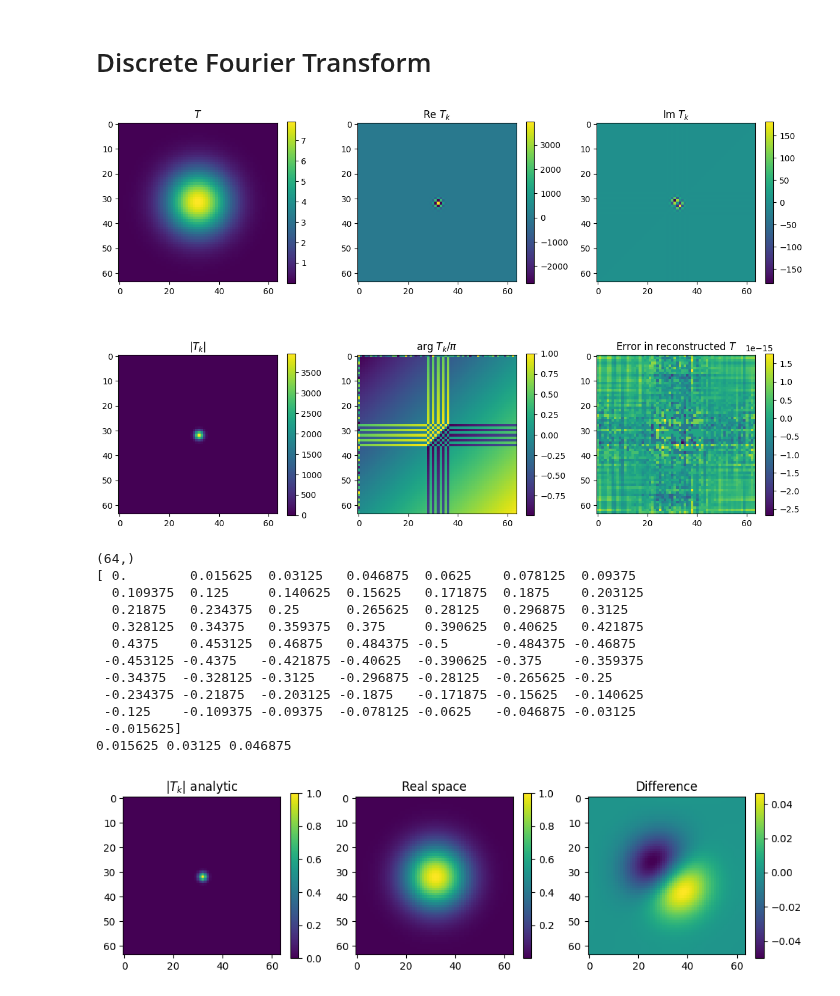
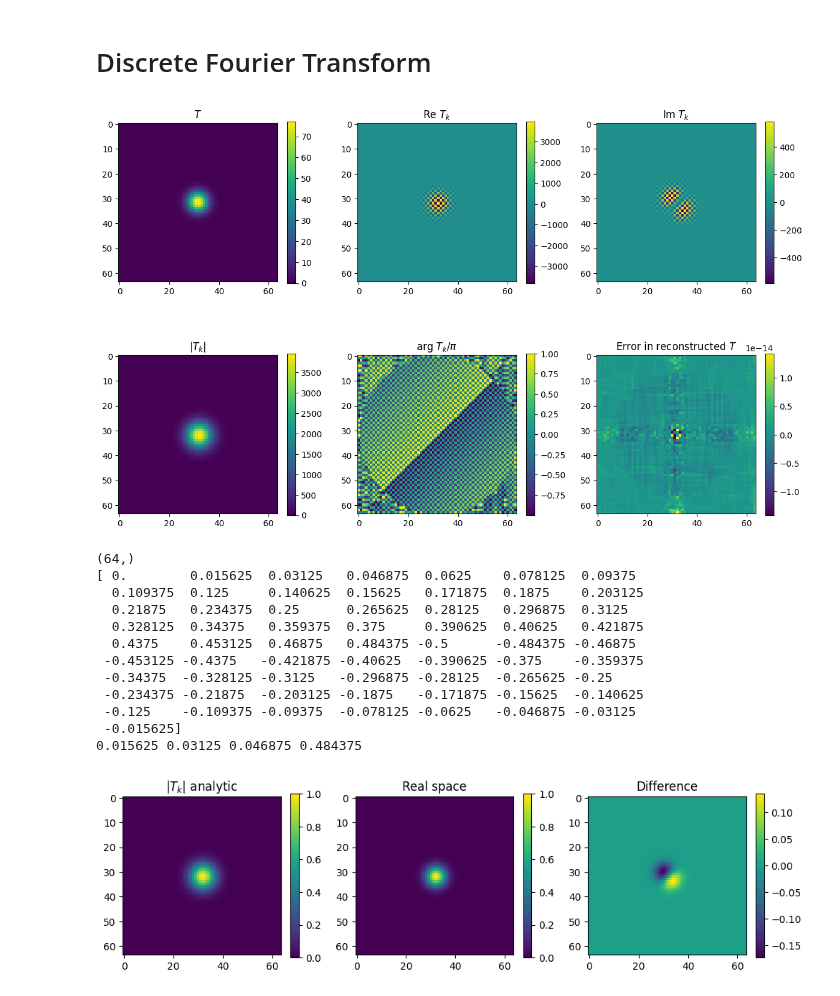
Before and after one commit to andrewcumming/phys512, a Jupyter notebook: fft_solutions.ipynb, the cells around one changed output. Drawn from its saved outputs; the diff is of its cells as text; code cells hidden in the pictures.

```diff
--- a/fft_solutions.ipynb
+++ b/fft_solutions.ipynb
@@ -20,7 +20,7 @@ x = np.linspace(0,1,n)
 dx = x[1]-x[0]
 xx, yy = np.meshgrid(x, x)
 x0 = (0.5,0.5)
-t0 = 0.01 # initial time
+t0 = 0.001 # initial time
 T = gaussian(xx, yy, x0, t0)
 
 # Find the 2D FFT of the temperature field
@@ -65,7 +65,7 @@ plt.colorbar(shrink=shrink)
 plt.tight_layout()
 plt.show()
 # %% [output]
-[figure, old version]
+[figure, new version]
 # %%
 # Have a look at the k vectors
 kx = np.fft.fftfreq(n)
@@ -74,7 +74,7 @@ kxx, kyy = np.meshgrid(kx, ky)
 
 print(np.shape(kx))
 print(kx)
-print(1/n, 2/n, 3/n)
+print(1/n, 2/n, 3/n, 0.5 - 1/n)
 # %% [output]
 (64,)
 [ 0.        0.015625  0.03125   0.046875  0.0625    0.078125  0.09375
@@ -87,43 +87,45 @@ print(1/n, 2/n, 3/n)
  -0.234375 -0.21875  -0.203125 -0.1875   -0.171875 -0.15625  -0.140625
  -0.125    -0.109375 -0.09375  -0.078125 -0.0625   -0.046875 -0.03125
  -0.015625]
-0.015625 0.03125 0.046875
+0.015625 0.03125 0.046875 0.484375
 # %%
 # Now construct the delta function at t=0 (flat in k-space)
 # and evolve it to t0
 Tkanal = np.ones((n,n))
-tevol = np.exp(-4*np.pi**2 * (kxx**2 + kyy**2)*t0/dx**2)
+kxx *= 2*np.pi / dx
+kyy *= 2*np.pi / dx
+tevol = np.exp(-(kxx**2 + kyy**2)*t0)
 Tkanal = Tkanal * tevol
 
 fig = plt.figure(figsize=(10,6))
 
 plt.subplot(131)
 plt.imshow(np.absolute(np.fft.fftshift(Tkanal)))
 plt.title(r'$|T_k|$ analytic')
 shrink = 0.4
 plt.colorbar(shrink=shrink)
 
 plt.subplot(132)
 T2 = np.fft.ifft2(Tkanal)
 T2 = np.roll(T2, n//2, axis=0)
 T2 = np.roll(T2, n//2, axis=1)
 plt.imshow(np.abs(T2)/np.max(np.abs(T2)))
 plt.title(r'Real space')
 plt.colorbar(shrink=shrink)
 
 plt.subplot(133)
 T2 = np.fft.ifft2(Tkanal)
 T2 = np.roll(T2, n//2, axis=0)
 T2 = np.roll(T2, n//2, axis=1)
 T2max = np.max(np.abs(T2))
 plt.title(r'Difference')
 plt.imshow(np.abs(T2)/T2max-T/np.max(T))
 plt.colorbar(shrink=shrink)
 
 plt.tight_layout()
 plt.show()
 # %% [output]
-[figure, old version]
+[figure, new version]
 # %% [markdown]
 Notes:
 
```
Also changed, not shown: parts of 1 cell of this notebook.
